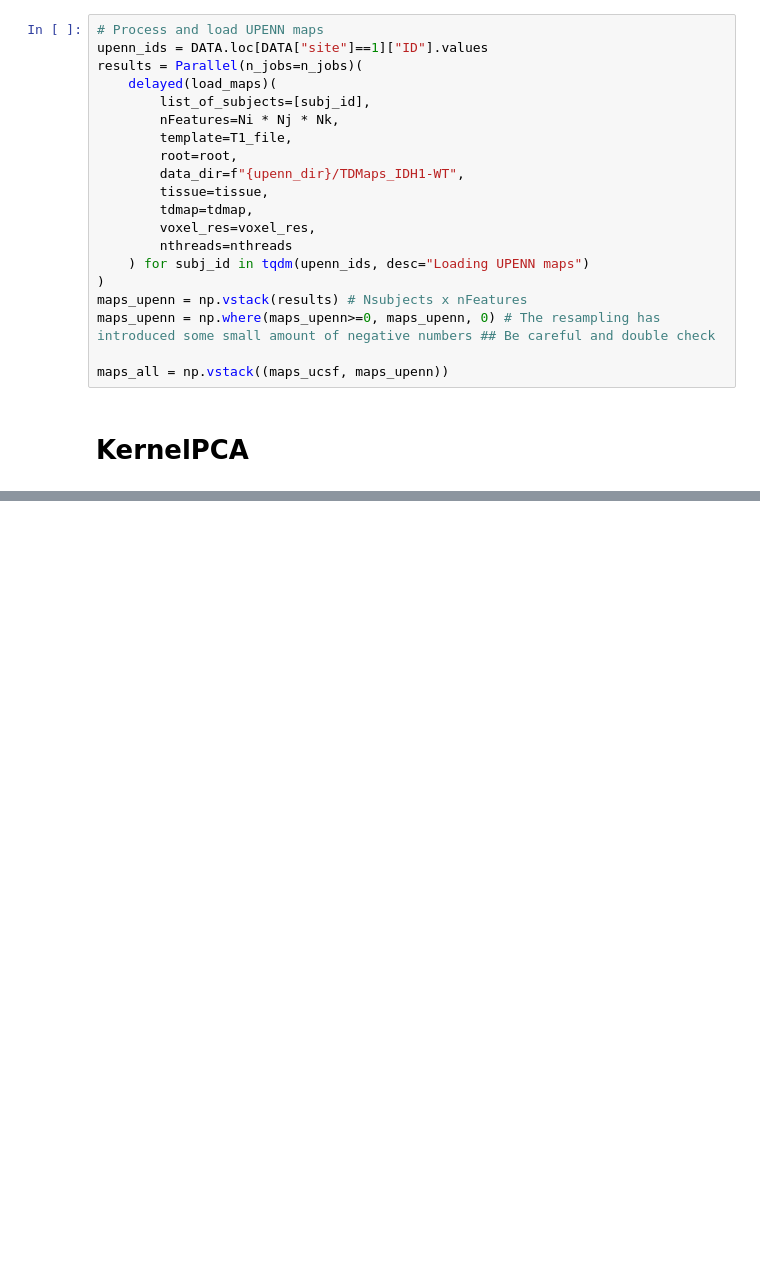
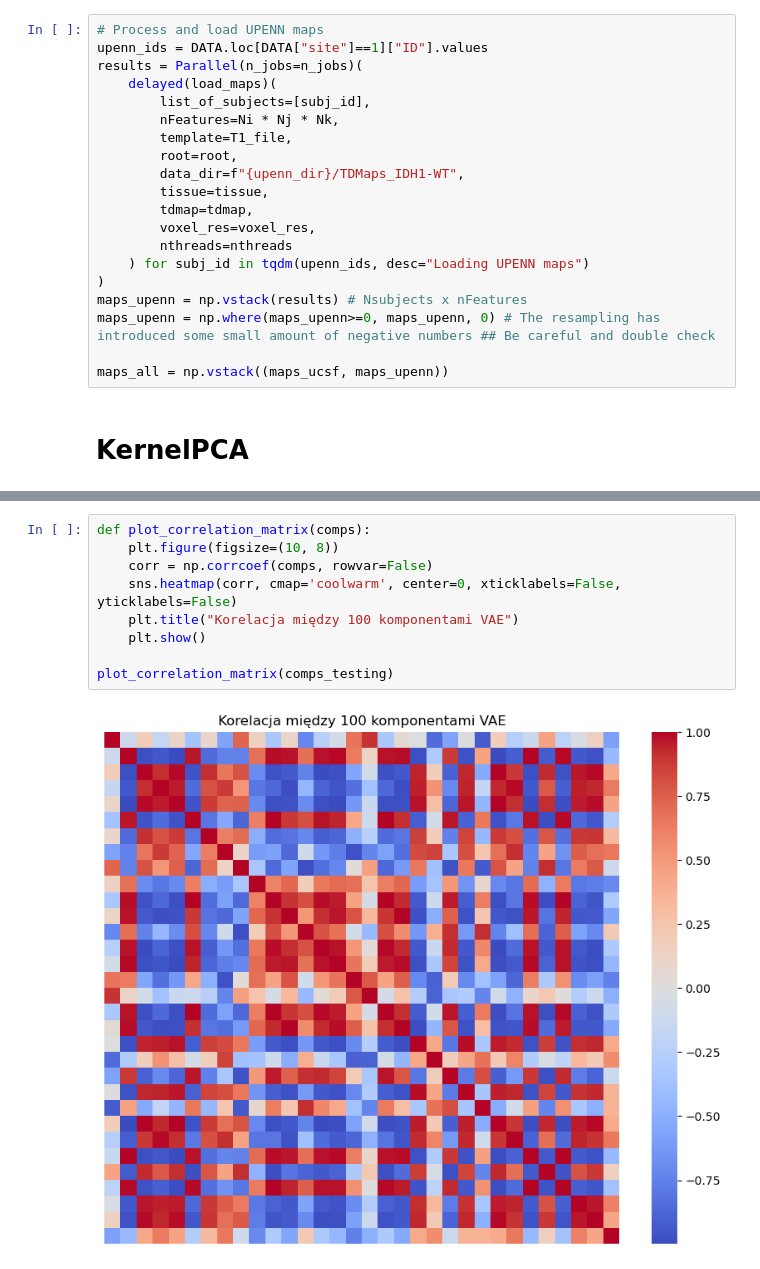
Before and after one commit to basiav/Tractography, a Jupyter notebook: old/tr_testing.ipynb, the cells around one changed output, grey strips where cells are left out. Saved outputs shown, nothing was run; the diff lists cells and outputs as text; blank space fills up the shorter version.

```diff
--- a/old/tr_testing.ipynb
+++ b/old/tr_testing.ipynb
@@ -379,0 +892,11 @@ upenn testing Concordance Index: 0.5833
+# %%
+def plot_correlation_matrix(comps):
+    plt.figure(figsize=(10, 8))
+    corr = np.corrcoef(comps, rowvar=False)
+    sns.heatmap(corr, cmap='coolwarm', center=0, xticklabels=False, yticklabels=False)
+    plt.title("Korelacja między 100 komponentami VAE")
+    plt.show()
+
+plot_correlation_matrix(comps_testing)
+# %% [output]
+[figure, added]
```
Also changed, not shown: parts of 16 cells of this notebook, 4 other files.
